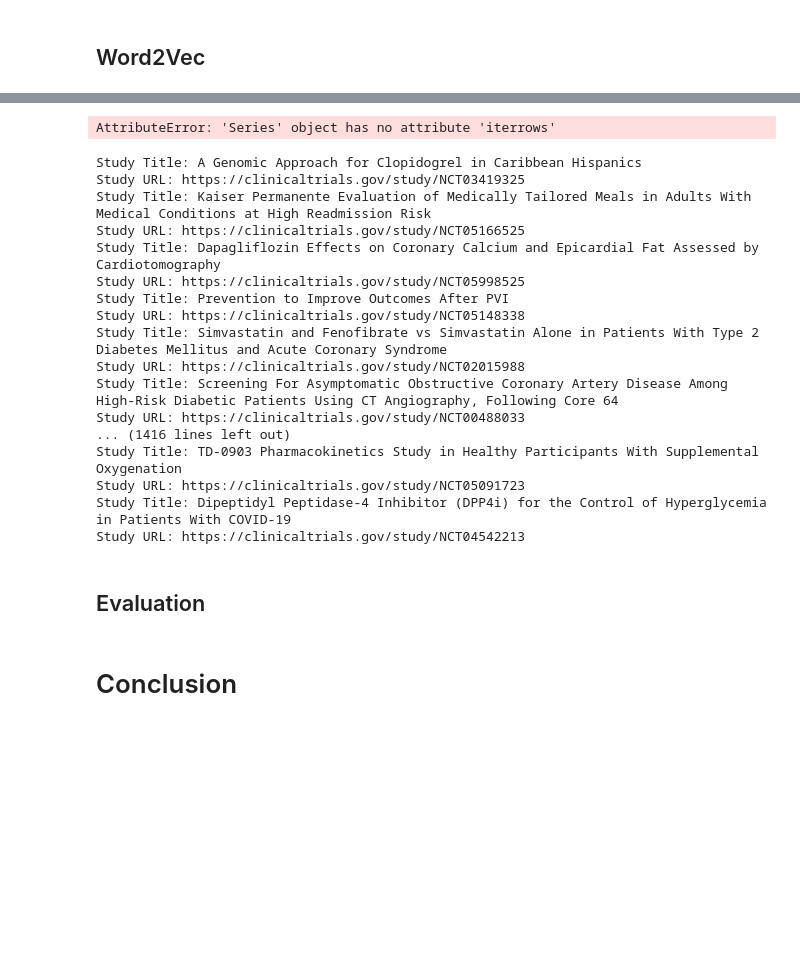
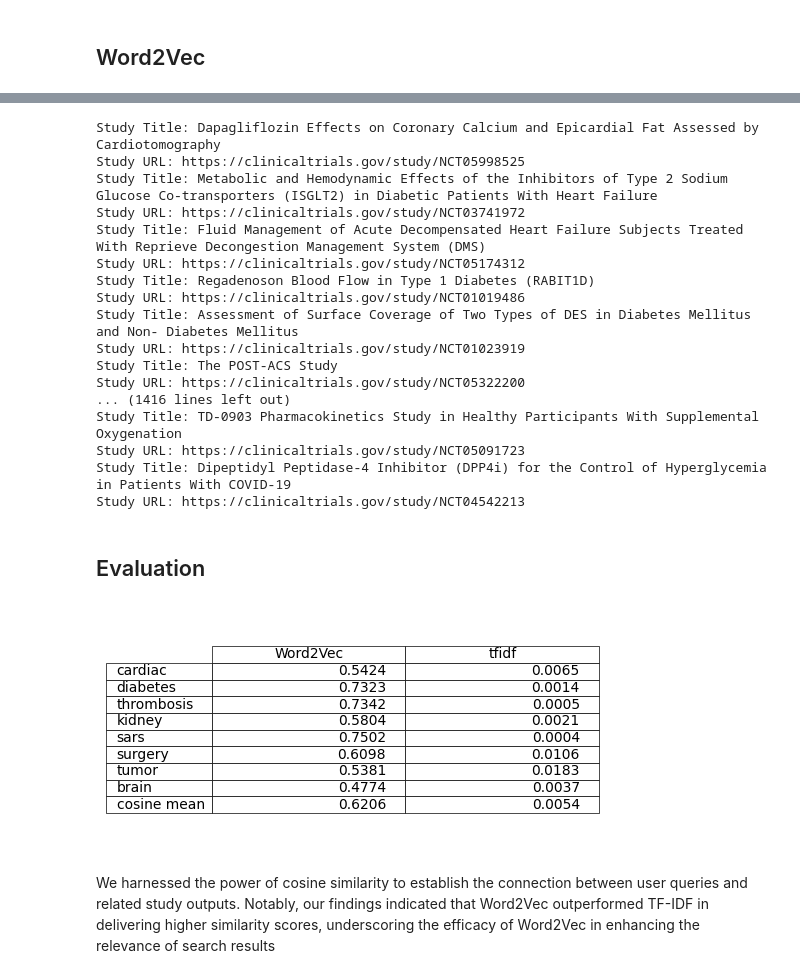
Before and after one commit to danielkimutai/dt, a Jupyter notebook: index.ipynb, the cells around one changed output, grey strips where cells are left out. Saved outputs shown, nothing was run; the diff lists cells and outputs as text; code cells hidden in the pictures; blank space fills up the shorter version.

```diff
--- a/index.ipynb
+++ b/index.ipynb
@@ -940,22 +946,7 @@ wordvec = Word2Vec(df['Tokenized Text'], vector_size=300)  # Increased vector si
 # %%
-def preprocess_text(text):
-    # Remove non-alphabetic characters, lowercase, and tokenize
-    text = re.sub(r'[^a-zA-Z\s]', '', text.lower())
-    tokens = word_tokenize(text)
-
-    # Remove stopwords
-    stop_words = set(stopwords.words('english'))
-    tokens = [word for word in tokens if word not in stop_words]
-
-    # Lemmatize the tokens
-    lemmatizer = WordNetLemmatizer()
-    tokens = [lemmatizer.lemmatize(word) for word in tokens]
-
-    return tokens
-df['Tokenized Text'] = df['Brief Summary'].apply(preprocess_text)
-
 # Train Word2Vec model
 wordvec = Word2Vec(df['Tokenized Text'], vector_size=300)  # Increased vector size
+
 # Find similar words to "covid"
 sim_words = wordvec.wv.most_similar(preprocess_text("diabetes"), topn=5)
 
@@ -979,16 +988,14 @@ for word, cos in sim_words:
 # %%
 # Find similar words to "covid"
-sim_words = wordvec.wv.most_similar(preprocess_text("diabetes"), topn=5)
+#sim_words = wordvec.wv.most_similar(preprocess_text("covid"), topn=5)
 
 # Filter and print the matched studies
-for word, cos in sim_words:
-    matched_studies = df[df['Tokenized Text'].apply(lambda x: word in x)].reset_index()
-    for index, row in matched_studies.iterrows():
-        print("Study Title:", row['Study Title'])
-        print("Study URL:", row['Study URL'])
-        print("Study Status:", row['Study Status'])
+#for word, cos in sim_words:
+    #matched_studies = df[df['Tokenized Text'].apply(lambda x: word in x)].reset_index()
+    #for index, row in matched_studies.iterrows():
+        #print("Study Title:", row['Study Title'])
+       # print("Study URL:", row['Study URL'])
+        #print("Study Status:", row['Study Status'])
-# %% [output]
-AttributeError: 'Series' object has no attribute 'iterrows'
 # %%
 # Saving our model
 wordvec.save("wordvec.model")
@@ -1005,18 +1012,18 @@ for word, cos in sim_words:
         print("Study Title:", row['Study Title'])
         print("Study URL:", row['Study URL'])
 # %% [output]
-Study Title: A Genomic Approach for Clopidogrel in Caribbean Hispanics
-Study URL: https://clinicaltrials.gov/study/NCT03419325
-Study Title: Kaiser Permanente Evaluation of Medically Tailored Meals in Adults With Medical Conditions at High Readmission Risk
-Study URL: https://clinicaltrials.gov/study/NCT05166525
 Study Title: Dapagliflozin Effects on Coronary Calcium and Epicardial Fat Assessed by Cardiotomography
 Study URL: https://clinicaltrials.gov/study/NCT05998525
-Study Title: Prevention to Improve Outcomes After PVI
-Study URL: https://clinicaltrials.gov/study/NCT05148338
-Study Title: Simvastatin and Fenofibrate vs Simvastatin Alone in Patients With Type 2 Diabetes Mellitus and Acute Coronary Syndrome
-Study URL: https://clinicaltrials.gov/study/NCT02015988
-Study Title: Screening For Asymptomatic Obstructive Coronary Artery Disease Among High-Risk Diabetic Patients Using CT Angiography, Following Core 64
-Study URL: https://clinicaltrials.gov/study/NCT00488033
+Study Title: Metabolic and Hemodynamic Effects of the Inhibitors of Type 2 Sodium Glucose Co-transporters (ISGLT2) in Diabetic Patients With Heart Failure
+Study URL: https://clinicaltrials.gov/study/NCT03741972
+Study Title: Fluid Management of Acute Decompensated Heart Failure Subjects Treated With Reprieve Decongestion Management System (DMS)
+Study URL: https://clinicaltrials.gov/study/NCT05174312
+Study Title: Regadenoson Blood Flow in Type 1 Diabetes (RABIT1D)
+Study URL: https://clinicaltrials.gov/study/NCT01019486
+Study Title: Assessment of Surface Coverage of Two Types of DES in Diabetes Mellitus and Non- Diabetes Mellitus
+Study URL: https://clinicaltrials.gov/study/NCT01023919
+Study Title: The POST-ACS Study
+Study URL: https://clinicaltrials.gov/study/NCT05322200
 ... (1416 lines left out)
 Study Title: TD-0903 Pharmacokinetics Study in Healthy Participants With Supplemental Oxygenation
 Study URL: https://clinicaltrials.gov/study/NCT05091723
@@ -1028,7 +1035,7 @@ Study URL: https://clinicaltrials.gov/study/NCT04542213
 models = ["Word2Vec", "tfidf"]
 
 # Create an empty DataFrame to store the results
-query = ["cardiac","diabetes","thrombosis"]
+query = ["cardiac","diabetes","thrombosis","kidney","sars","surgery","tumor","brain"]
 
 result_df = pd.DataFrame(index=query, columns=models)
 
@@ -1069,32 +1076,32 @@ for each in query:
 
 # Calculate the mean cosine similarity for each model
 
 result_df.loc['cosine mean'] = result_df.mean()
 
 # Format the values as strings with 4 decimal places
 
 result_df = result_df.applymap(lambda x: format(float(x), ".4f"))
 
 # Plotting a table
 
 fig, ax = plt.subplots(figsize=(5, 3))  # Set the size of the figure
 
 ax.axis('tight')
 
 ax.axis('off')
 
 ax.table(cellText=result_df.values, colLabels=result_df.columns,rowLabels=result_df.index,loc='center')
 
 
 
 # Save the table as a .png file
 
 plt.savefig('table.png')
 
 
 
 # Show the table
 
 plt.show()
+# %% [output]
+[figure, added]
-# %% [markdown]
-# Conclusion
@@ -1103,0 +1108,2 @@ The main findings of our data
+# %% [markdown]
+We harnessed the power of cosine similarity to establish the connection between user queries and related study outputs. Notably, our findings indicated that Word2Vec outperformed TF-IDF in delivering higher similarity scores, underscoring the efficacy of Word2Vec in enhancing the relevance of search results
```
Also changed, not shown: parts of 5 cells of this notebook.
